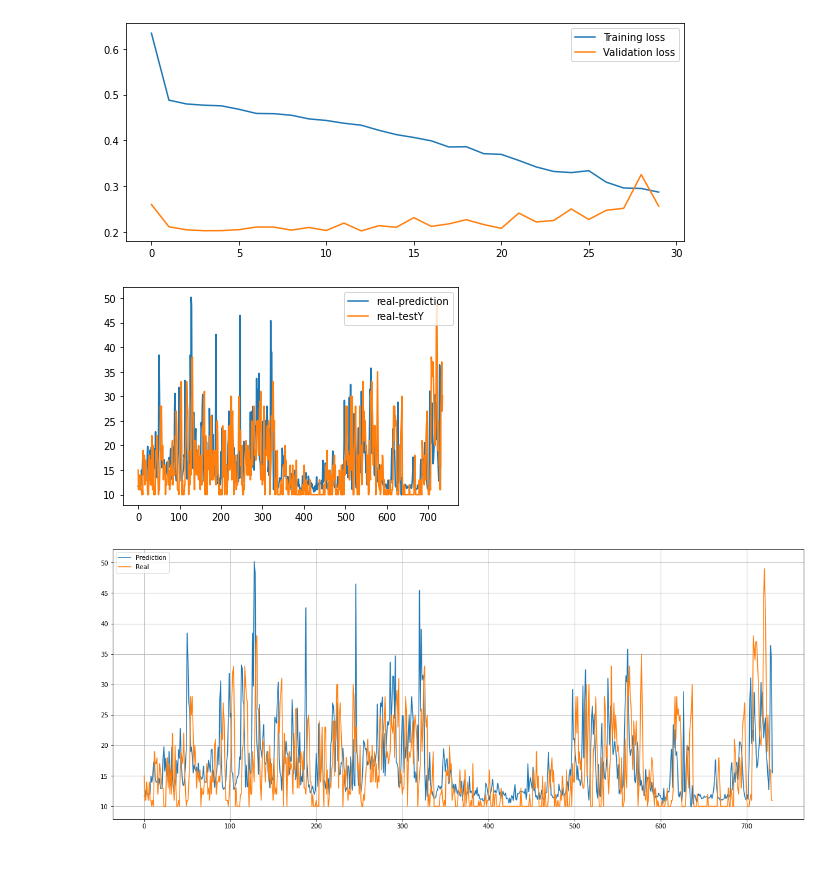
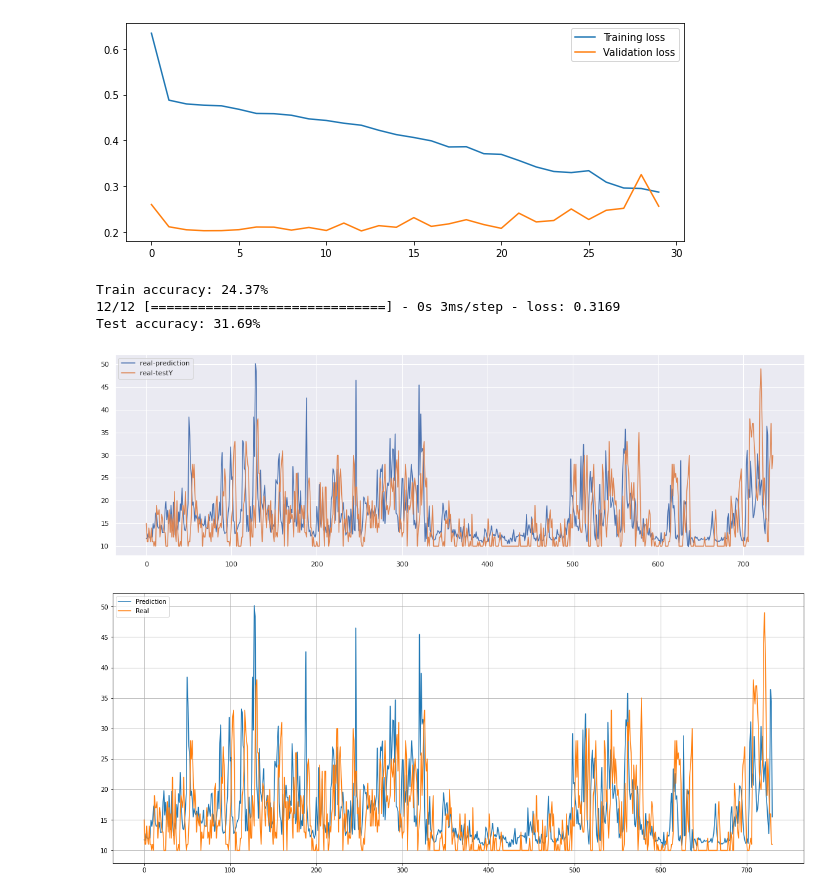
Before and after one commit to YashRevannavar/Auto-ML-On-De-Pollution, a Jupyter notebook: script/ml04.ipynb, the cells around one changed output. Saved outputs shown, nothing was run; the diff lists cells and outputs as text; code cells hidden in the pictures; blank space fills up the shorter version.

```diff
--- a/script/ml04.ipynb
+++ b/script/ml04.ipynb
@@ -9,6 +9,9 @@ from tensorflow.keras.layers import LSTM
 from tensorflow.keras.layers import Dense, Dropout
 import pandas as pd
 from matplotlib import pyplot as plt
+from matplotlib import rcParams
+import seaborn as sns
+sns.set()
+rcParams['figure.figsize'] = 10,10
 from sklearn.preprocessing import StandardScaler
-import plotly.express as ex
 from functionsAll import lstmMultiSplit
@@ -17,24 +18,3 @@ from functionsAll import lstmMultiSplit
-# %%
-def lstmMultiSplit(df, n_past, n_future):
-    """
-    Split the data into training x and y sets.
-    **Note: The 1st column of the df should be the label column and other columns should be features.**
-    :param df: dataframe
-    :param n_past: number of past days we want to use to predict the future
-    :param n_future: number of days we want to look into the future based on the past days
-    :return: trainX and trainX train sets
-    """
-    trainX = []
-    trainY = []
-
-    # n_future = 1
-    # n_past = 5
-
-    for i in range(n_past, len(df) - n_future +1):
-        trainX.append(df[i - n_past:i, 0:df.shape[1]])
-        trainY.append(df[i + n_future - 1:i + n_future, 0])
-    trainX, trainY = np.array(trainX), np.array(trainY)
-    return trainX, trainY
 # %% [markdown]
 ## Data pre-processing.
 # %%
@@ -110,9 +91,9 @@ plt.legend()
 <matplotlib.legend.Legend at 0x...>
 [figure]
 # %%
-model.save('../models/ml04.h5')
-# from tensorflow import keras
-# testmodel = keras.models.load_model('../models/ml04.h5')
+# model.save('../models/ml04.h5')
+from tensorflow import keras
+model = keras.models.load_model('../models/ml04/ml04.h5')
 # %%
 prediction = model.predict(testX)
 # %%
@@ -122,13 +103,21 @@ realPrediction = realPrediction[:,0]
 yt = df.query('index >= 23000')
 yt = yt['wert']
 yt.reset_index(drop=True, inplace=True)
+# %%
+print(f"Train accuracy: {model.evaluate(trainX, trainY,batch_size=64)*100:.2f}%")
+print(f"Test accuracy: {model.evaluate(testX, testY,batch_size=64)*100:.2f}%")
+# %% [output]
+Train accuracy: 24.37%
+12/12 [==============================] - 0s 3ms/step - loss: 0.3169
+Test accuracy: 31.69%
 # %%
+rcParams['figure.figsize'] = 20,6
 plt.plot(realPrediction, label='real-prediction')
 plt.plot(yt, label='real-testY')
 plt.legend()
 plt.show()
 # %% [output]
-[figure, old version]
+[figure, new version]
 # %%
 pdf = pd.DataFrame(data=realPrediction,columns=['prediction'])
 pdf['Real'] = yt
```
Also changed, not shown: parts of 3 cells of this notebook, 1 other file.
